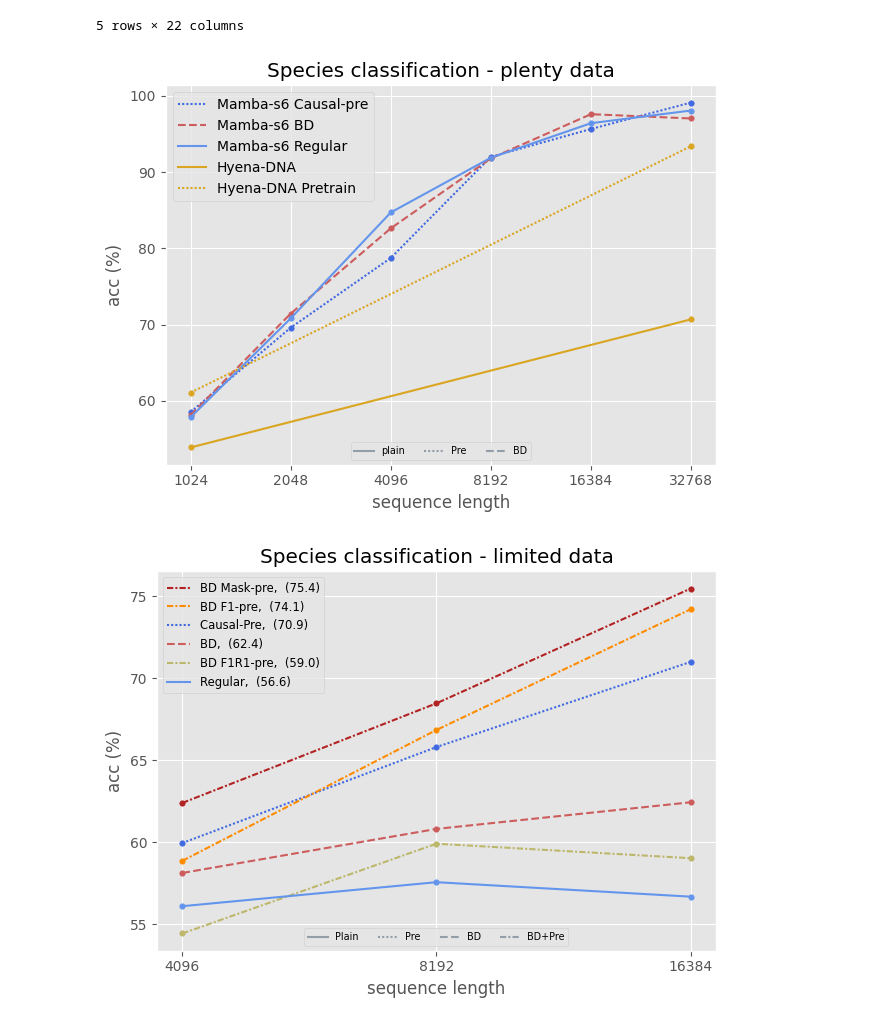
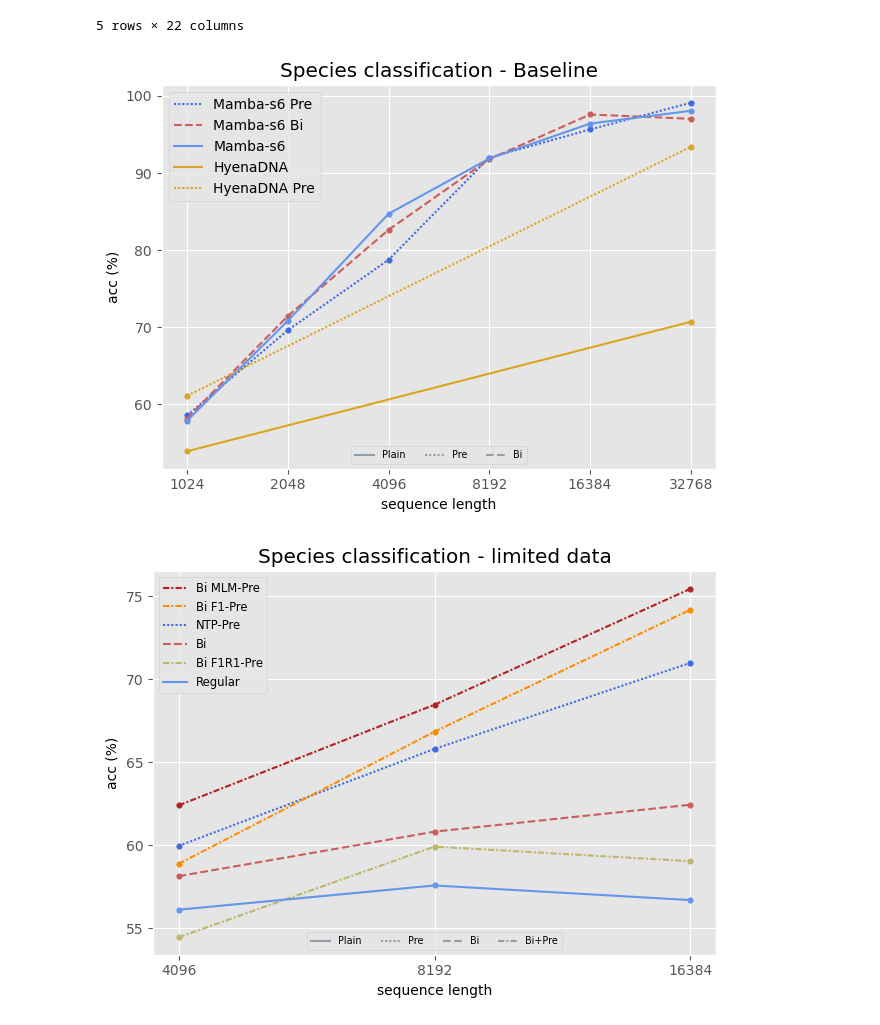
Before and after one commit to KarlUlbaek/Deep-Learning-with-State-Spaces-for-Efficient-Sequence-Modeling, a Jupyter notebook: code/src/s4_playground/plotting/pretraining.ipynb, the cells around one changed output. Saved outputs shown, nothing was run; the diff lists cells and outputs as text; code cells hidden in the pictures.

Commit message:
plot plot

```diff
--- a/code/src/s4_playground/plotting/pretraining.ipynb
+++ b/code/src/s4_playground/plotting/pretraining.ipynb
@@ -19,7 +19,7 @@ df = pd.read_csv("data/exp4/species_v1.csv")
 sizes = [str(val) for val in [1024, 1024*2, 1024*4, 1024*8, 1024*16, 1024*32]]
 types = ["pretrain", "BIMODULE", "Default"]
 colors = ["royalblue", "indianred", "cornflowerblue"]
-names = ["Mamba-s6 Causal-pre", "Mamba-s6 BD", "Mamba-s6 Regular"]
+names = ["Mamba-s6 Pre", "Mamba-s6 Bi", "Mamba-s6"]
 linestyles_ = [(0, (1, 1)), "dashed", "solid" ]
 names = {type_:name for type_, name in zip(types, names)}
 colors = {type_:name for type_, name in zip(types, colors)}
@@ -44,29 +44,31 @@ for i, type_ in enumerate(types):
 #   print(l)
    plt.plot(range(6), to_plot, label=names[type_], color=colors[type_], linestyle=linestyles[type_])
    plt.scatter(range(6), to_plot, color=colors[type_], s=15)#, label=names[type_] + " "+ str(accs[l_]*100)[:4], color=colors[type_], linestyle=linestyles[type_])
+#print([(name, acc) for name, acc in zip(df.Name.values.tolist(), df["test acc"].values.tolist())])
 
-lengths = [0, 5]
-hyena =     [53.9, 70.7]
-hyena_pre = [61.1, 93.4]
+lengths = [0, 5]#, 6]
+hyena =     [53.9, 70.7]#, 65.7]
+hyena_pre = [61.1, 93.4]#, 97.7]
+#plt.axvline(97.7, linestyle='--', color='gray', alpha=0.5)
 
 hyena_color = "goldenrod"
-plt.plot(lengths, hyena, label="Hyena-DNA", linestyle = "solid", color=hyena_color)
+plt.plot(lengths, hyena, label="HyenaDNA", linestyle = "solid", color=hyena_color)
 plt.scatter(lengths, hyena, color=hyena_color, s=15)
-plt.plot(lengths, hyena_pre, label="Hyena-DNA Pretrain", linestyle = (0, (1, 1)), color=hyena_color)
+plt.plot(lengths, hyena_pre, label="HyenaDNA Pre", linestyle = (0, (1, 1)), color=hyena_color)
 plt.scatter(lengths, hyena_pre, color=hyena_color, s=15)
 
 plt.xticks(range(len(sizes)), sizes)
 plt.ylabel("acc (%)", rotation=90)
 plt.xlabel("sequence length")
-plt.title("Species classification - plenty data")
+plt.title("Species classification - Baseline")
 plt.tight_layout()
 plt.legend()
 
 from matplotlib.lines import Line2D
 legend = [
-          Line2D([0], [0], linestyle="-" , label="plain" , color="slategray", alpha=0.7),
+          Line2D([0], [0], linestyle="-" , label="Plain" , color="slategray", alpha=0.7),
           Line2D([0], [0], linestyle=(0, (1, 1)) , label="Pre" , color="slategray", alpha=0.7) ,
-          Line2D([0], [0], linestyle="dashed", label="BD" , color="slategray", alpha=0.7) ,
+          Line2D([0], [0], linestyle="dashed", label="Bi" , color="slategray", alpha=0.7) ,
           #Line2D([0], [0], linestyle=(0, (3, 1, 1, 1)) , label="BD+Pre" , color="slategray", alpha=0.7)
          ]
 ax2 = ax.twinx()
@@ -77,7 +79,7 @@ ax2.legend(handles = legend, loc="lower center", ncol=4, fontsize = 'x-small')
 plt.savefig("data/exp4/species_v1.png", dpi=200)
 plt.show()
 # %% [output]
-[figure, old version]
+[figure, new version]
 # %%
 df = pd.read_csv("data/exp4/species_v4.csv")
 
@@ -85,7 +87,7 @@ sizes = [str(val) for val in [1024*4, 1024*8, 1024*16]]
 types = ["]_pretrained", "]_BIMODULE", "]_BIMODULE_F1", "]_BIMODULE_F2R","]_BIMODULE_pretrained","Regular"]
 colors_ = ["royalblue", "indianred", "darkorange", "darkkhaki", "firebrick", "cornflowerblue"]
 linestyles_ = [(0, (1, 1)), "dashed", (0, (3, 1, 1, 1)), (0, (3, 1, 1, 1)), (0, (3, 1, 1, 1)), "solid" ]
-names_ = ["Causal-Pre", "BD", "BD F1-pre", "BD F1R1-pre","BD Mask-pre", "Regular"]
+names_ = ["NTP-Pre", "Bi", "Bi F1-Pre", "Bi F1R1-Pre","Bi MLM-Pre", "Regular"]
 names = {type_:name for type_, name in zip(types, names_)}
 colors = {type_:name for type_, name in zip(types, colors_)}
 linestyles = {type_: ls for type_, ls in zip(types, linestyles_)}
@@ -111,38 +113,38 @@ for i, type_ in enumerate(types):
             break
 
 #   print(l)
-   ax.plot(to_plot, label=names[type_] + " "+ str(accs[l_]*100)[:4], color=colors[type_],linestyle = linestyles[type_])
+   ax.plot(to_plot, label=names[type_], color=colors[type_],linestyle = linestyles[type_])
    ax.scatter(range(len(to_plot)), to_plot, color=colors[type_], s=15)
 
    from matplotlib.lines import Line2D
 
 import numpy as np
 accs_sorted = np.argsort(np.array(final_accs))[::-1]
 
 legend1 = [Line2D([0], [0],
                  linestyle = linestyles_[idx],
                  color=colors_[idx],
-                 label=names_[idx]+ ",  ("+ str(final_accs[idx]*100)[:4]+")"
+                 label=names_[idx],#+ ",  ("+ str(final_accs[idx]*100)[:4]+")"
                  )
          for idx in accs_sorted]
 
 legend = [
           Line2D([0], [0], linestyle="-" , label="Plain" , color="slategray", alpha=0.7),
           Line2D([0], [0], linestyle=(0, (1, 1)) , label="Pre" , color="slategray", alpha=0.7) ,
-          Line2D([0], [0], linestyle="dashed", label="BD" , color="slategray", alpha=0.7) ,
-          Line2D([0], [0], linestyle=(0, (3, 1, 1, 1)) , label="BD+Pre" , color="slategray", alpha=0.7)
+          Line2D([0], [0], linestyle="dashed", label="Bi" , color="slategray", alpha=0.7) ,
+          Line2D([0], [0], linestyle=(0, (3, 1, 1, 1)) , label="Bi+Pre" , color="slategray", alpha=0.7)
          ]
 
 plt.xticks(range(len(sizes)), sizes)
 plt.ylabel("acc (%)", rotation=90)
 plt.xlabel("sequence length")
 plt.title("Species classification - limited data")
 plt.tight_layout()
 ax.legend(handles = legend1, fontsize = 'small')
 ax2 = ax.twinx()
 ax2.axis("off")
 ax2.legend(handles = legend, loc="lower center", ncol=4, fontsize = 'x-small')
 plt.savefig("data/exp4/species_v4.png", dpi=200)
 plt.show()
 # %% [output]
-[figure, old version]
+[figure, new version]
```
